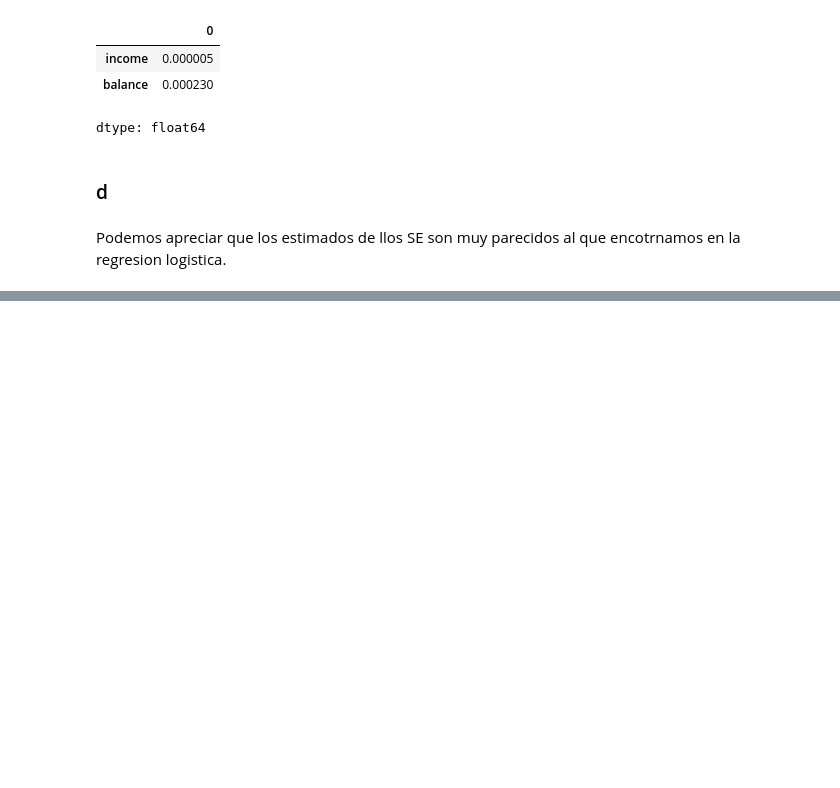
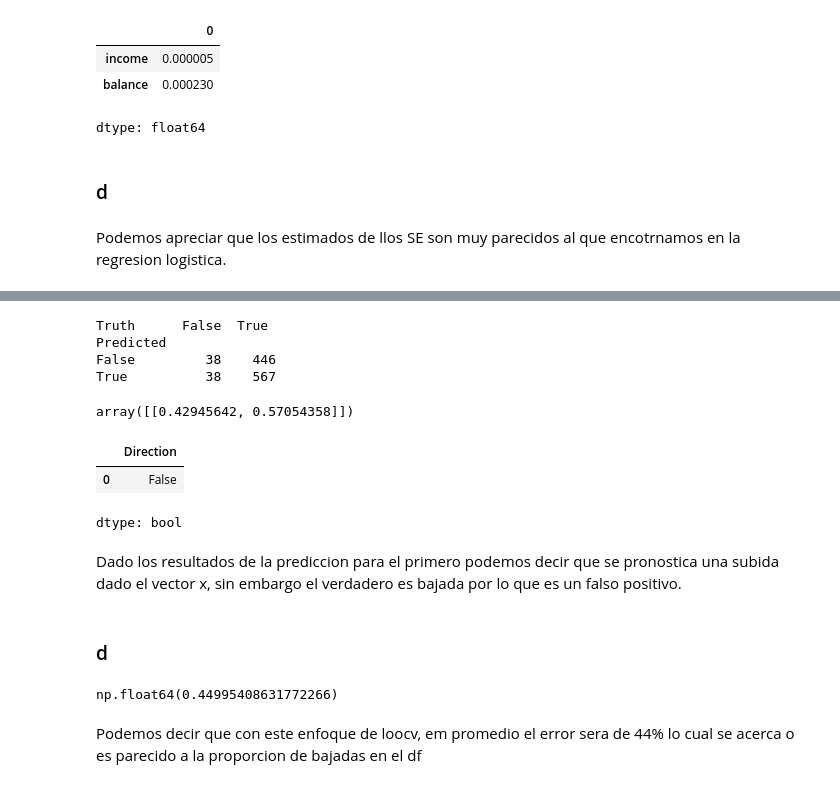
Before and after one commit to chuancao26/islp, a Jupyter notebook: resamplng_methods_exercices.ipynb, the cells around one changed output, grey strips where cells are left out. Drawn from its saved outputs; the diff is of its cells as text; code cells hidden in the pictures; blank space fills up the shorter version.

```diff
--- a/resamplng_methods_exercices.ipynb
+++ b/resamplng_methods_exercices.ipynb
@@ -490,0 +573,12 @@ Podemos apreciar que los estimados de llos SE son muy parecidos al que encotrnam
+# %%
+model_loocv = LogisticRegression()
+model_loocv.fit(X, y)
+
+results = model_loocv.predict_proba(X)
+results = results[:, 1] > 0.5
+print(confusion_table(y, results))
+# %% [output]
+Truth      False  True
+Predicted
+False         38    446
+True          38    567
@@ -490,0 +587,14 @@ Podemos apreciar que los estimados de llos SE son muy parecidos al que encotrnam
+# %%
+results_loocv
+# %% [output]
+array([[0.42945642, 0.57054358]])
+# %%
+y.head(1)
+# %% [output]
+|  | Direction |
+| 0 | False |
+dtype: bool
+# %% [markdown]
+Dado los resultados de la prediccion para el primero podemos decir que se pronostica una subida dado el vector x, sin embargo el verdadero es bajada por lo que es un falso positivo.
+# %% [markdown]
+### d
@@ -490,0 +624,6 @@ Podemos apreciar que los estimados de llos SE son muy parecidos al que encotrnam
+# %%
+error.mean()
+# %% [output]
+np.float64(0.44995408631772266)
+# %% [markdown]
+Podemos decir que con este enfoque de loocv, em promedio el error sera de 44% lo cual se acerca o es parecido a la proporcion de bajadas en el df
```
Also changed, not shown: parts of 27 cells of this notebook.
